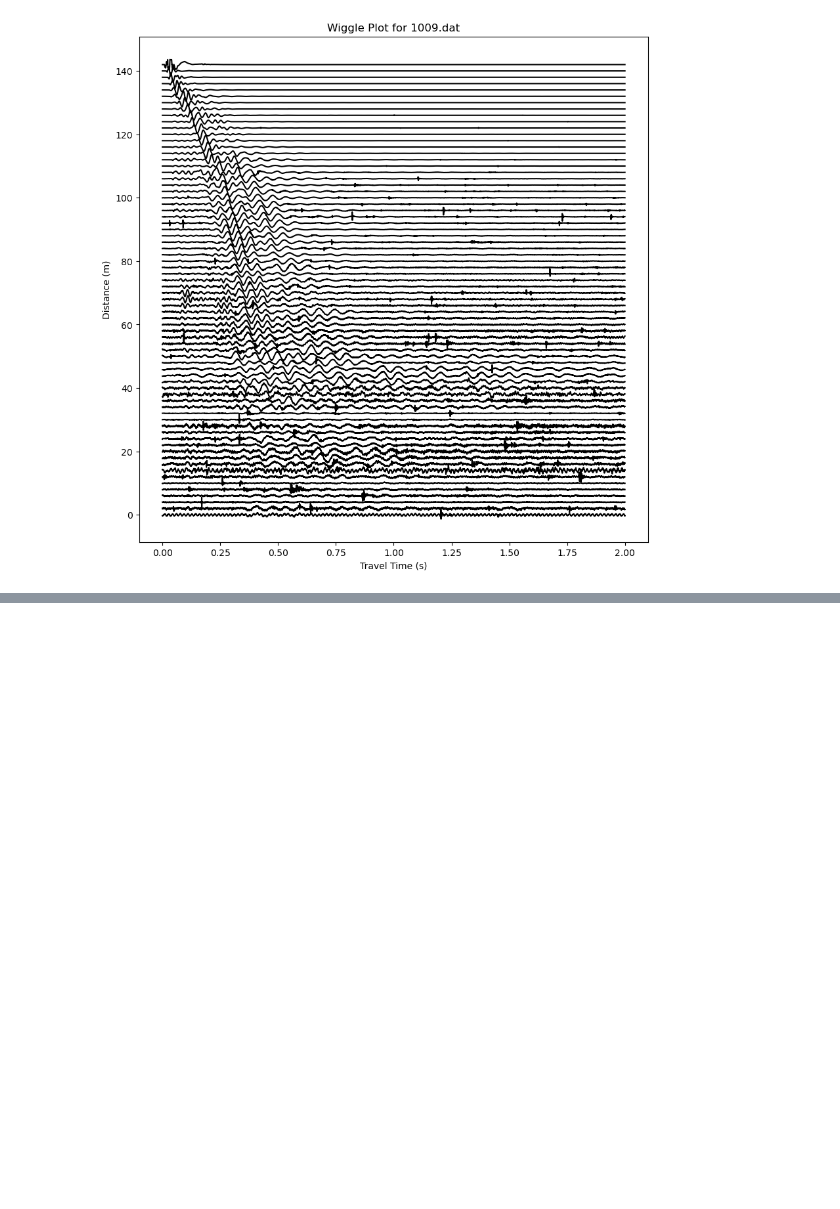
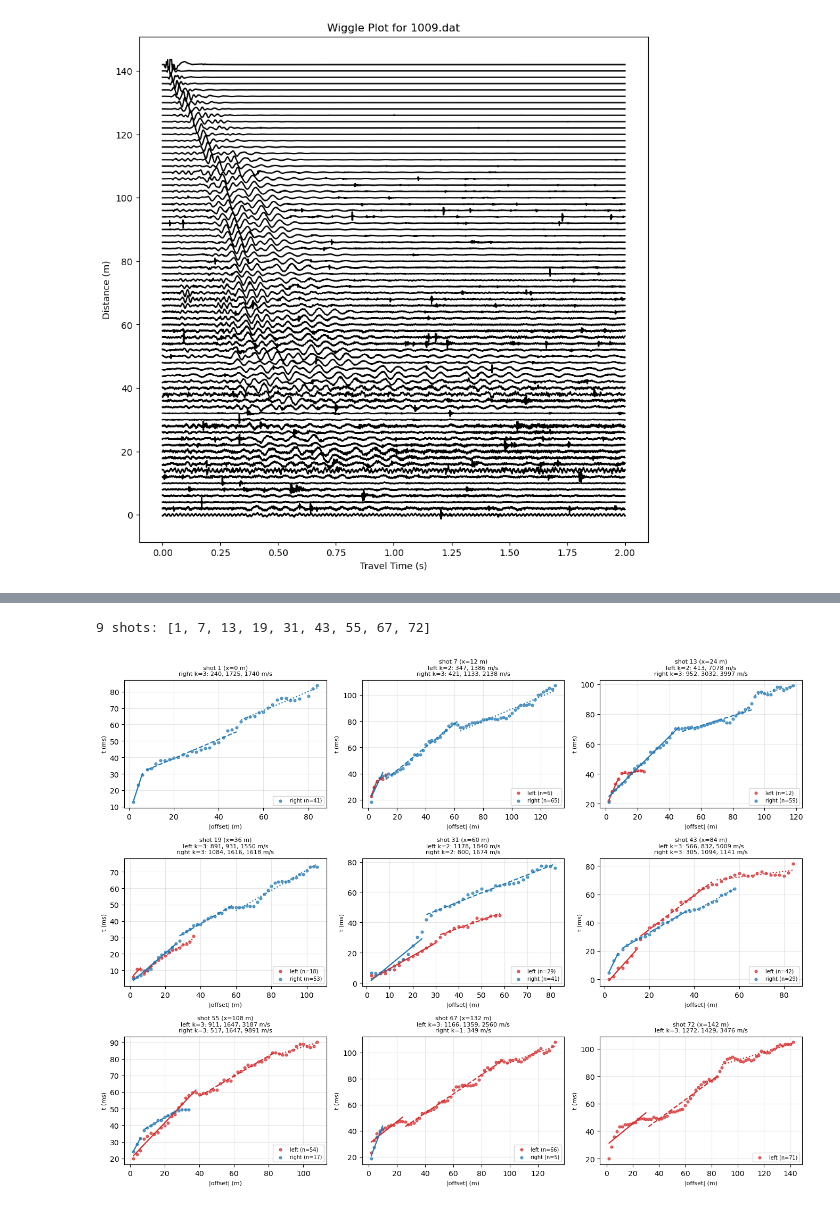
Before and after one commit to rrdickinson/2026_field_session_travertine, a Jupyter notebook: Critter_Spring/Code/critter_springs_wiggles - Copy.ipynb, the cells around one changed output, grey strips where cells are left out. Drawn from its saved outputs; the diff is of its cells as text; code cells hidden in the pictures; blank space fills up the shorter version.

Commit message:
Shot gather analyses

```diff
--- a/Critter_Spring/Code/critter_springs_wiggles - Copy.ipynb
+++ b/Critter_Spring/Code/critter_springs_wiggles - Copy.ipynb
@@ -97,0 +213,80 @@ plt.show()
+# %%
+# load combined picks, fit each side of each shot independently, plot grid
+import math
+
+picks_path_all = r"../Refrapy/critter_springs_first_picks/picks/corrected_all_cs_picks_40-5hz_firsthits.sgt"
+sensors_all, meas_all = read_sgt(picks_path_all)
+shot_indices = np.unique(meas_all[:, 0].astype(int))
+print(f"{len(shot_indices)} shots: {shot_indices.tolist()}")
+
+# per-shot, per-side fits
+results = {}
+for s in shot_indices:
+    sel  = meas_all[:, 0].astype(int) == s
+    g    = meas_all[sel, 1].astype(int)
+    tobs = meas_all[sel, 2]
+    x_shot = sensors_all[s - 1, 0]
+    x_off  = sensors_all[g - 1, 0] - x_shot
+
+    info = {"x_shot": float(x_shot)}
+    for name, mask in [("left", x_off < 0), ("right", x_off > 0)]:
+        if mask.sum() < 2:
+            info[name] = None
+            continue
+        d  = np.abs(x_off[mask])
+        tt = tobs[mask]
+        order = np.argsort(d)
+        info[name] = {"d": d[order], "t": tt[order],
+                      "fit": fit_piecewise(d[order], tt[order])}
+    results[int(s)] = info
+
+# plot grid: one panel per shot, both sides overlaid (left = red, right = blue)
+n_shots = len(shot_indices)
+ncols   = 3
+nrows   = math.ceil(n_shots / ncols)
+fig, axes = plt.subplots(nrows, ncols, figsize=(4.5*ncols, 3.4*nrows),
+                         sharex=False, sharey=False)
+axes = axes.flatten()
+
+linestyles = ['-', '--', ':']
+for idx, s in enumerate(shot_indices):
+    ax    = axes[idx]
+    info  = results[int(s)]
+    x_shot = info["x_shot"]
+    title_parts = [f"shot {s} (x={x_shot:.0f} m)"]
+
+    for name, color in [("left", "tab:red"), ("right", "tab:blue")]:
+        side = info[name]
+        if side is None:
+            continue
+        d, tt = side["d"], side["t"]
+        fit   = side["fit"]
+        ax.scatter(d, tt*1000, color=color, s=12, alpha=0.7,
+                   label=f"{name} (n={len(d)})")
+        if fit is None:
+            continue
+        starts = [0] + fit["breaks"]
+        ends   = fit["breaks"] + [len(d)]
+        v_app  = [1.0/sl for sl in fit["slopes"]]
+        for k in range(fit["k"]):
+            xs = np.array([d[starts[k]], d[ends[k]-1]])
+            ys = (fit["slopes"][k]*xs + fit["intercepts"][k]) * 1000
+            ax.plot(xs, ys, color=color, lw=1.6, linestyle=linestyles[k])
+        title_parts.append(
+            f"{name} k={fit['k']}: " + ", ".join(f"{vi:.0f}" for vi in v_app) + " m/s"
+        )
+
+    ax.set_title("\n".join(title_parts), fontsize=8)
+    ax.set_xlabel("|offset| (m)", fontsize=8)
+    ax.set_ylabel("t (ms)", fontsize=8)
+    ax.grid(alpha=0.3)
+    ax.legend(fontsize=7, loc='lower right')
+
+for j in range(n_shots, len(axes)):
+    axes[j].axis('off')
+
+plt.tight_layout()
+plt.show()
+# %% [output]
+9 shots: [1, 7, 13, 19, 31, 43, 55, 67, 72]
+[figure, added]
```
Also changed, not shown: parts of 3 cells of this notebook, 8 other files.
